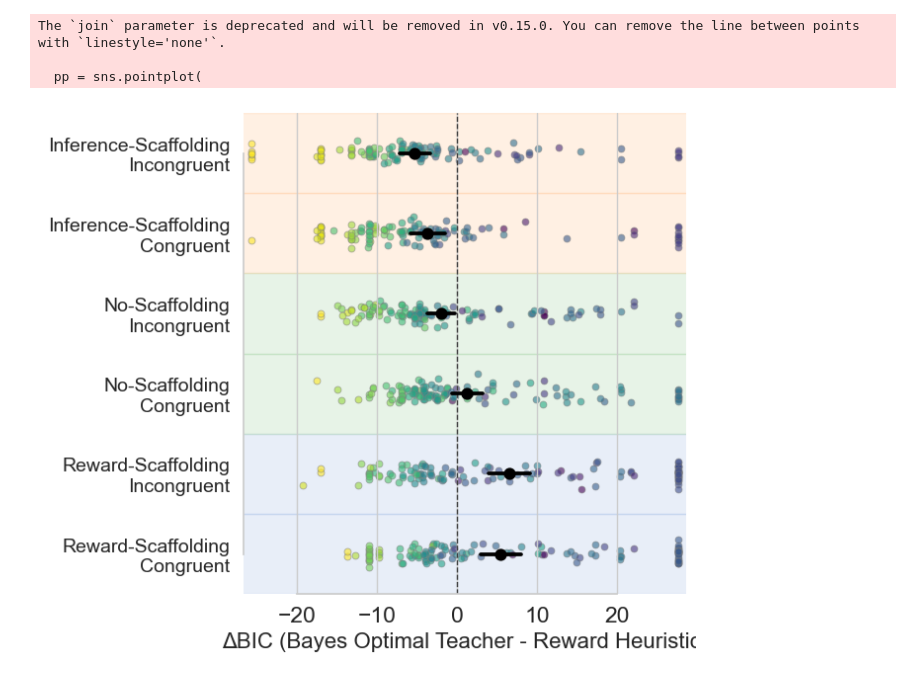
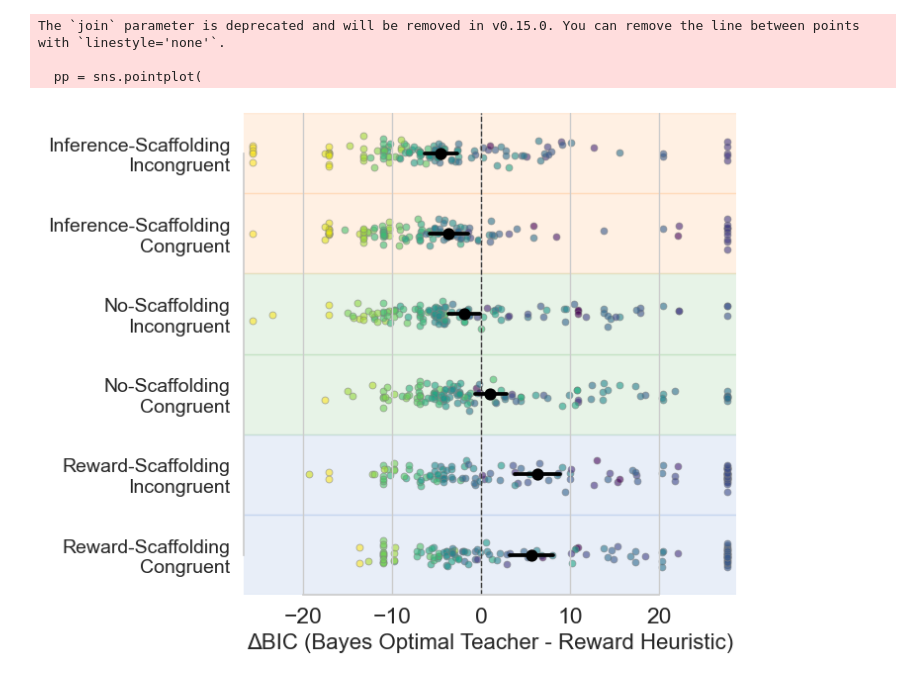
Before and after one commit to sharootonian/CognitiveStrategiesInTeaching, a Jupyter notebook: Exp3_plots.ipynb, the cells around one changed output. Saved outputs shown, nothing was run; the diff lists cells and outputs as text; code cells hidden in the pictures.

```diff
--- a/Exp3_plots.ipynb
+++ b/Exp3_plots.ipynb
@@ -287,7 +300,7 @@ for i, row in plotdf.iterrows():
 # Define the function to create the combined plot
 def create_combined_plot(data):
     sns.set(style="whitegrid", font_scale=1.5)
-    fig, ax = plt.subplots(figsize=(7, 6))  # Adjusted height for compact y-axis
+    fig, ax = plt.subplots(figsize=(7.5, 6))  # Adjusted height for compact y-axis
 
     # Define the order of the categories
     condition_order = [
@@ -339,31 +352,35 @@ def create_combined_plot(data):
         else:
             color = 'white'
         plt.gca().add_patch(plt.Rectangle((min(data_diff['BIC_diff']) - 5, i - 0.5),
                                           max(data_diff['BIC_diff']) - min(data_diff['BIC_diff']) + 10, 1,
                                           color=color, alpha=0.2, zorder=-2))
 
 
     ax.set_yticklabels(condition_order, fontsize=14)
     ax.set_ylim(-0.5, len(condition_order) - 0.5)  # Add padding to the y-axis limits to avoid cutting off points
     ax.set_xlim(data_diff['BIC_diff'].min() - 1, data_diff['BIC_diff'].max() + 1)
     plt.axvline(0, color='black', linestyle='--', linewidth=1, alpha=0.7)
     ax.set_xlabel('ΔBIC (Bayes Optimal Teacher - Reward Heuristic)', fontsize=16)
     ax.set_ylabel('')
     plt.tight_layout()
     sns.despine(trim=True)
+    plt.savefig('figure6.pdf', bbox_inches='tight')
     plt.show()
+
 
 
 # Ensure plotdf is already created and updated with colors
 plotdf2 = plotdf.copy()
 plotdf2['condition'] = plotdf2['condition'].replace({'distractor': 'Reward-Scaffolding', 'normal': 'No-Scaffolding', 'scaffolding': 'Inference-Scaffolding'})
 plotdf2['group'] = plotdf2['group'].replace({'CI': 'Congruent', 'II': 'Incongruent'})
 plotdf2['condition_group'] = plotdf2['condition'] + '\n' + plotdf['group']
 
 # Create the combined plot
 create_combined_plot(plotdf2)
+
+#save as pdf
 # %% [output]
 The `join` parameter is deprecated and will be removed in v0.15.0. You can remove the line between points with `linestyle='none'`.
 
   pp = sns.pointplot(
-[figure, old version]
+[figure, new version]
```
Also changed, not shown: parts of 4 cells of this notebook, 27 other files.
